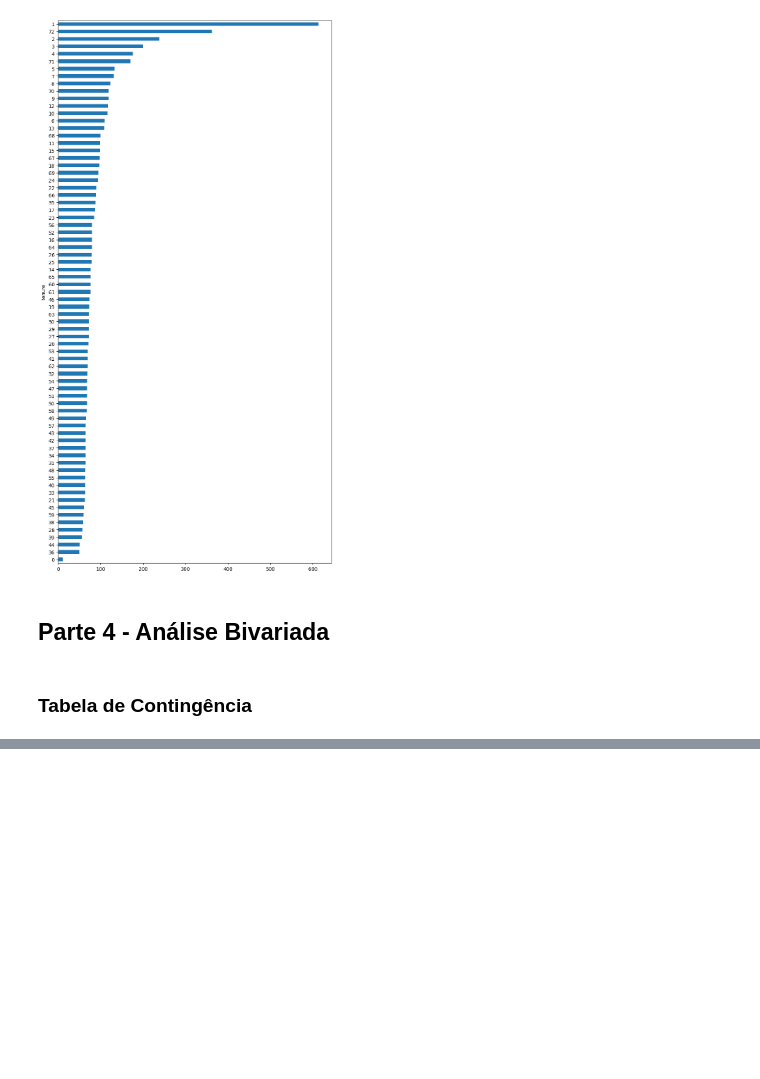
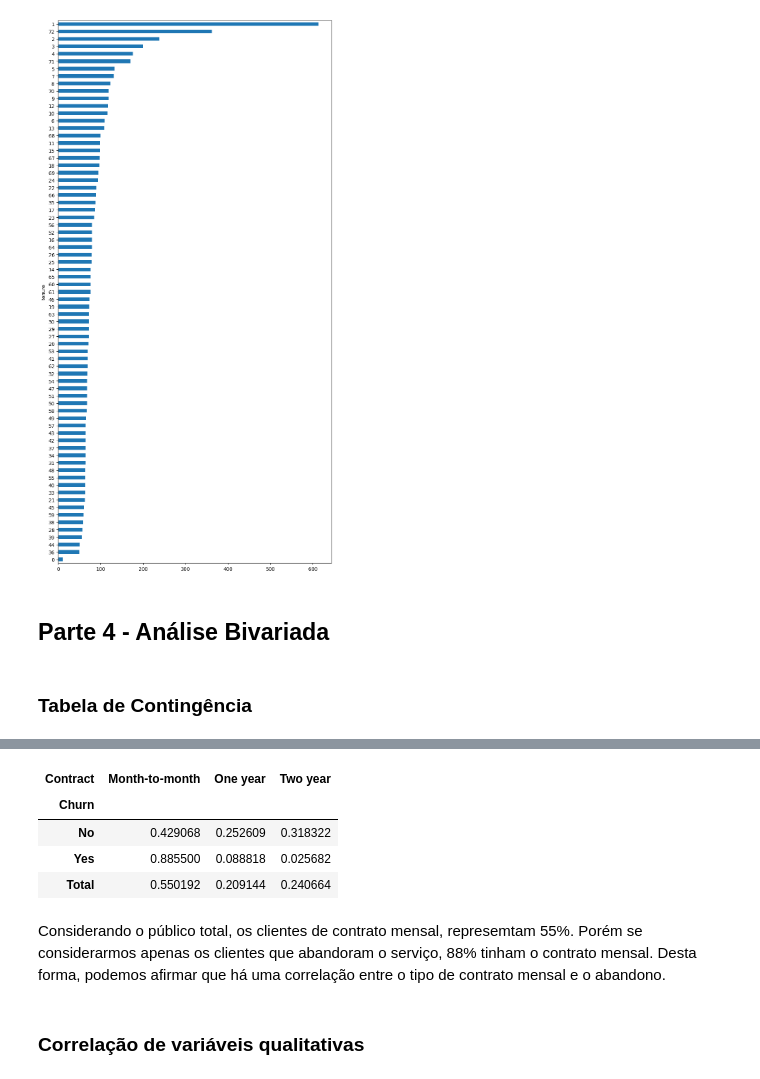
Before and after one commit to mgckaled/ignite-devia-introduction, a Jupyter notebook: ead_churn.ipynb, the cells around one changed output, grey strips where cells are left out. Saved outputs shown, nothing was run; the diff lists cells and outputs as text; code cells hidden in the pictures; blank space fills up the shorter version.

```diff
--- a/ead_churn.ipynb
+++ b/ead_churn.ipynb
@@ -626,0 +640,19 @@ df_churn.groupby(["tenure"])["tenure"].count().sort_values().plot.barh(figsize=(
+# %%
+# constrir tabela de contingência entre tipo de contrato e churn - proporção
+pd.crosstab(
+    df_churn["Churn"],
+    df_churn["Contract"],
+    normalize="index",
+    margins=True,
+    margins_name="Total",
+)
+# %% [output]
+| Contract | Month-to-month | One year | Two year |
+| Churn |  |  |  |
+| No | 0.429068 | 0.252609 | 0.318322 |
+| Yes | 0.885500 | 0.088818 | 0.025682 |
+| Total | 0.550192 | 0.209144 | 0.240664 |
+# %% [markdown]
+Considerando o público total, os clientes de contrato mensal, represemtam 55%. Porém se considerarmos apenas os clientes que abandoram o serviço, 88% tinham o contrato mensal. Desta forma, podemos afirmar que há uma correlação entre o tipo de contrato mensal e o abandono.
+# %% [markdown]
+### Correlação de variáveis qualitativas
```
Also changed, not shown: parts of 4 cells of this notebook, 4 other files.
